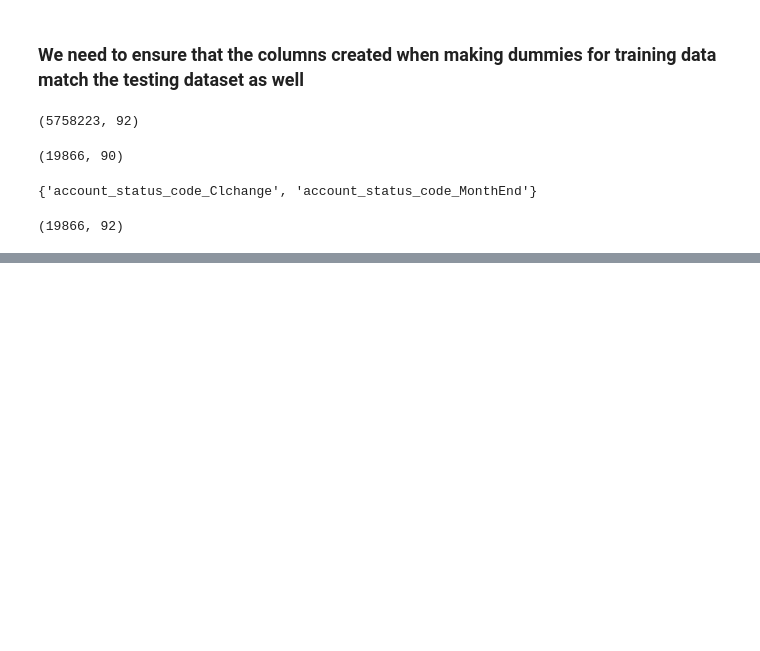
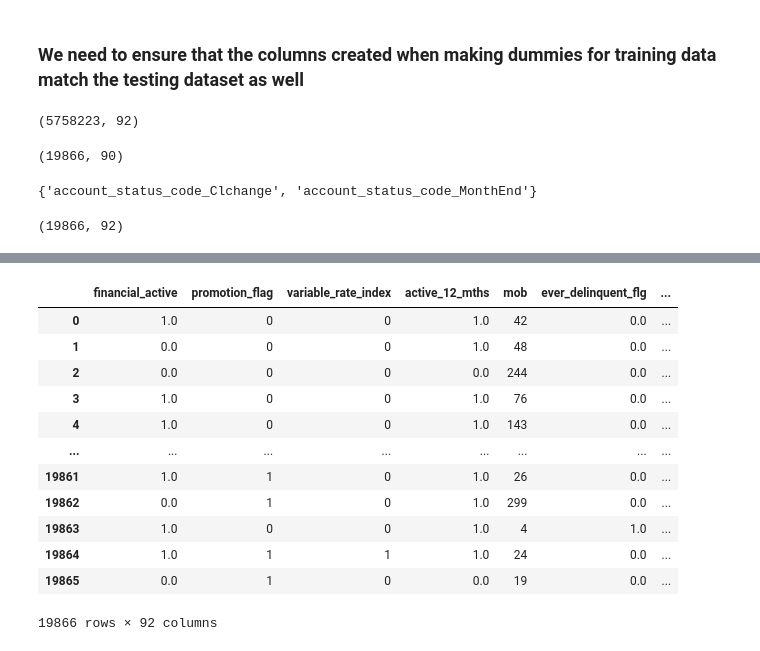
Before and after one commit to danielHett/data-gurus, a Jupyter notebook: Datathon.ipynb, the cells around one changed output, grey strips where cells are left out. Cells and saved outputs as stored; diff of their text form; code cells hidden in the pictures; blank space fills up the shorter version.

```diff
--- a/Datathon.ipynb
+++ b/Datathon.ipynb
@@ -219,0 +215,16 @@ make model
+# %%
+df2_num
+# %% [output]
+|  | financial_active | promotion_flag | variable_rate_index | active_12_mths | mob | ever_delinquent_flg | ... |
+| 0 | 1.0 | 0 | 0 | 1.0 | 42 | 0.0 | ... |
+| 1 | 0.0 | 0 | 0 | 1.0 | 48 | 0.0 | ... |
+| 2 | 0.0 | 0 | 0 | 0.0 | 244 | 0.0 | ... |
+| 3 | 1.0 | 0 | 0 | 1.0 | 76 | 0.0 | ... |
+| 4 | 1.0 | 0 | 0 | 1.0 | 143 | 0.0 | ... |
+| ... | ... | ... | ... | ... | ... | ... | ... |
+| 19861 | 1.0 | 1 | 0 | 1.0 | 26 | 0.0 | ... |
+| 19862 | 0.0 | 1 | 0 | 1.0 | 299 | 0.0 | ... |
+| 19863 | 1.0 | 0 | 0 | 1.0 | 4 | 1.0 | ... |
+| 19864 | 1.0 | 1 | 1 | 1.0 | 24 | 0.0 | ... |
+| 19865 | 0.0 | 1 | 0 | 0.0 | 19 | 0.0 | ... |
+19866 rows × 92 columns
```
Also changed, not shown: parts of 10 cells of this notebook.
